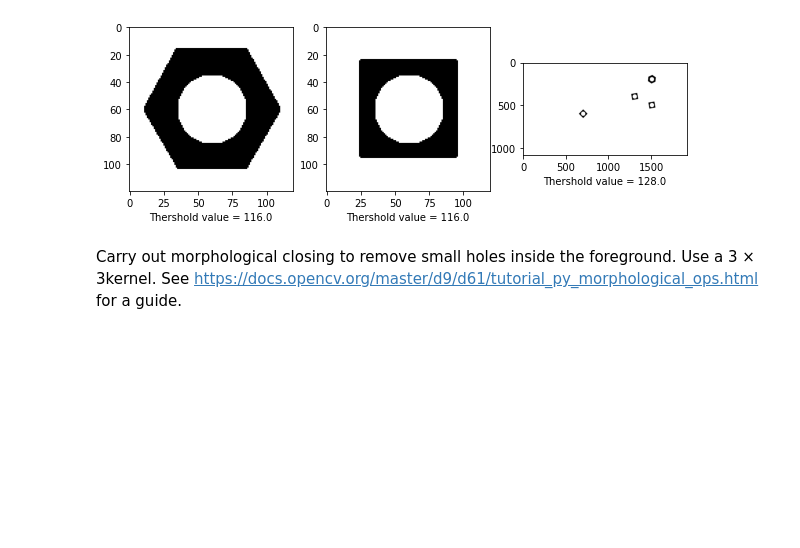
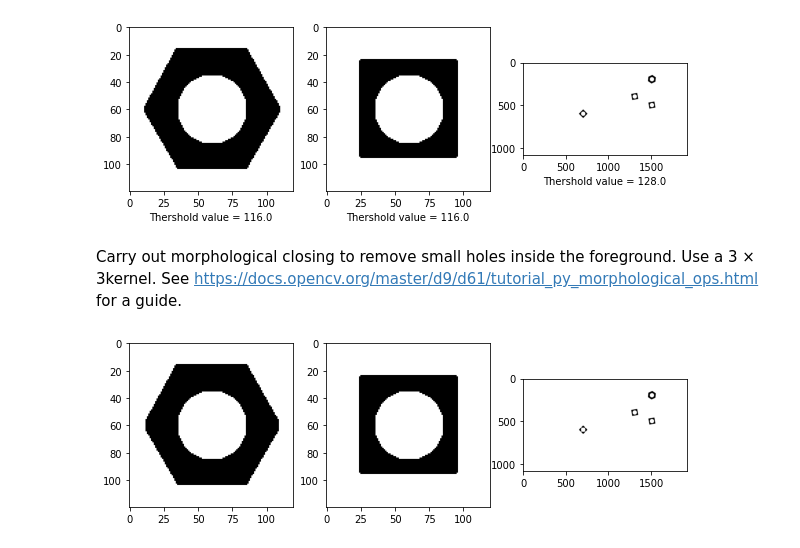
Before and after one commit to Kithdara/Assignments, a Jupyter notebook: Assignment_3.ipynb, the cells around one changed output. Cells and saved outputs as stored; diff of their text form; code cells hidden in the pictures; blank space fills up the shorter version.

```diff
--- a/Assignment_3.ipynb
+++ b/Assignment_3.ipynb
@@ -43,3 +43,12 @@ for i in range(len(image_lst)):
 # %% [markdown]
 Carry out morphological closing to remove small holes inside the foreground. Use a 3 × 3kernel.
  See https://docs.opencv.org/master/d9/d61/tutorial_py_morphological_ops.html for a guide.
+# %%
+closing_image_lst=image_lst
+kernel = np.ones((5,5),np.uint8)
+fig, ax = plt. subplots(1,3,figsize=(10,10))
+for i in range(len(image_lst)):
+    closing_image_lst[i]=cv.morphologyEx(image_lst[i], cv.MORPH_CLOSE, kernel)
+    ax[i].imshow(cv.cvtColor(closing_image_lst[i], cv.COLOR_GRAY2BGR ))
+# %% [output]
+[figure, added]
```
Also changed, not shown: parts of 1 cell of this notebook.
